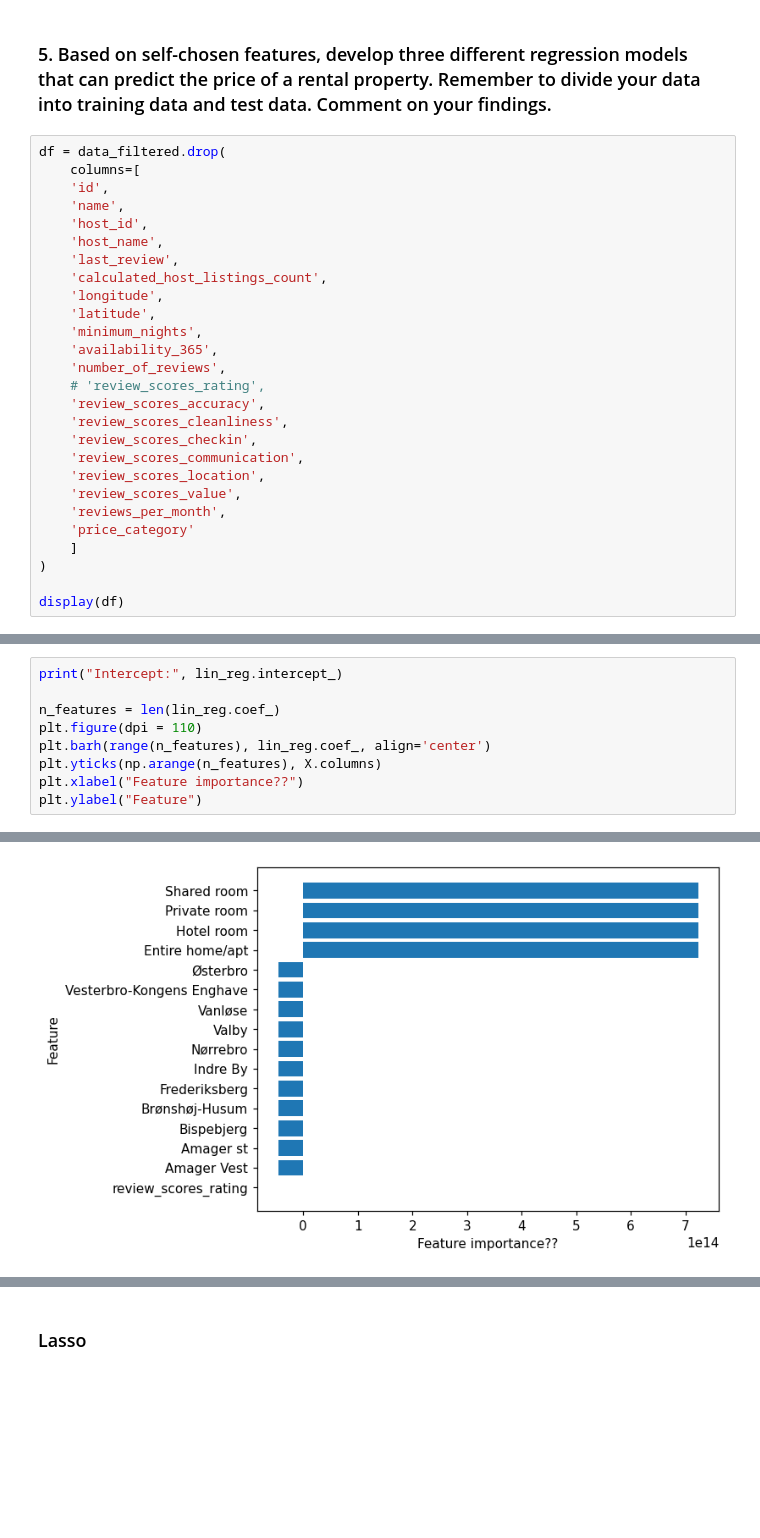
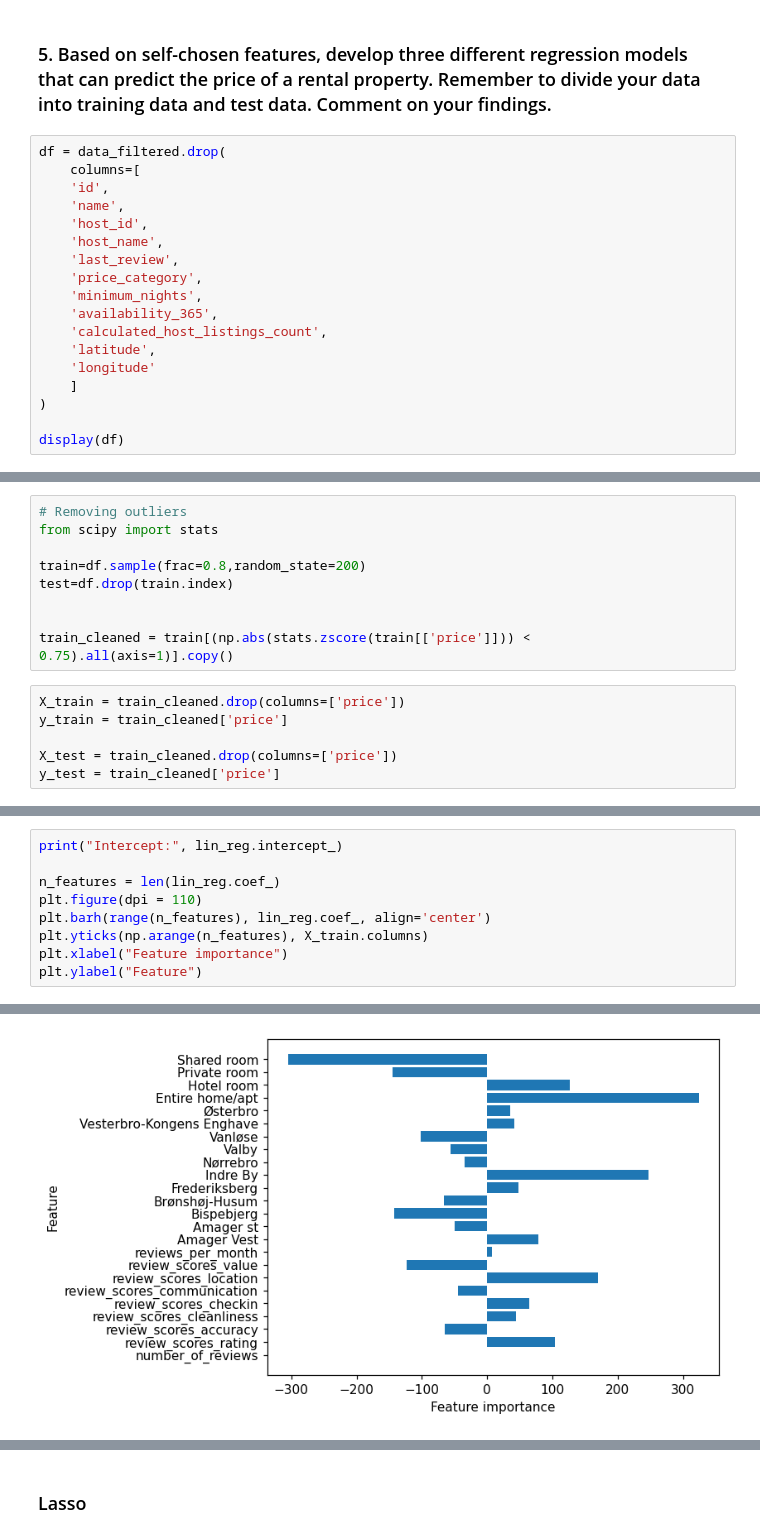
Before and after one commit to ASilins/mal1-2024, a Jupyter notebook: Getting started - Copenhagen Airbnb.ipynb, the cells around one changed output, grey strips where cells are left out. Saved outputs shown, nothing was run; the diff lists cells and outputs as text; blank space fills up the shorter version.

```diff
--- a/Getting started - Copenhagen Airbnb.ipynb
+++ b/Getting started - Copenhagen Airbnb.ipynb
@@ -401,21 +417,12 @@ df = data_filtered.drop(
     'host_id',
     'host_name',
     'last_review',
-    'calculated_host_listings_count',
-    'longitude',
-    'latitude',
+    'price_category',
     'minimum_nights',
     'availability_365',
-    'number_of_reviews',
-    # 'review_scores_rating',
-    'review_scores_accuracy',
-    'review_scores_cleanliness',
-    'review_scores_checkin',
-    'review_scores_communication',
-    'review_scores_location',
-    'review_scores_value',
-    'reviews_per_month',
-    'price_category'
+    'calculated_host_listings_count',
+    'latitude',
+    'longitude'
     ]
 )
 
@@ -462,3 +464,18 @@ X_train, X_test, y_train, y_test = train_test_split(X, y, test_size=0.2, random_
+# %%
+# Removing outliers
+from scipy import stats
+
+train=df.sample(frac=0.8,random_state=200)
+test=df.drop(train.index)
+
+
+train_cleaned = train[(np.abs(stats.zscore(train[['price']])) < 0.75).all(axis=1)].copy()
+# %%
+X_train = train_cleaned.drop(columns=['price'])
+y_train = train_cleaned['price']
+
+X_test = train_cleaned.drop(columns=['price'])
+y_test = train_cleaned['price']
 # %%
 lin_reg = LinearRegression()
 lin_reg.fit(X_train, y_train)
@@ -472,7 +489,7 @@ print("Intercept:", lin_reg.intercept_)
 n_features = len(lin_reg.coef_)
 plt.figure(dpi = 110)
 plt.barh(range(n_features), lin_reg.coef_, align='center')
-plt.yticks(np.arange(n_features), X.columns)
-plt.xlabel("Feature importance??")
+plt.yticks(np.arange(n_features), X_train.columns)
+plt.xlabel("Feature importance")
 plt.ylabel("Feature")
 # %% [output]
@@ -480,2 +497,2 @@ Intercept: -677218103951575.8
 Text(0, 0.5, 'Feature')
-[figure, old version]
+[figure, new version]
```
Also changed, not shown: parts of 23 cells of this notebook.
